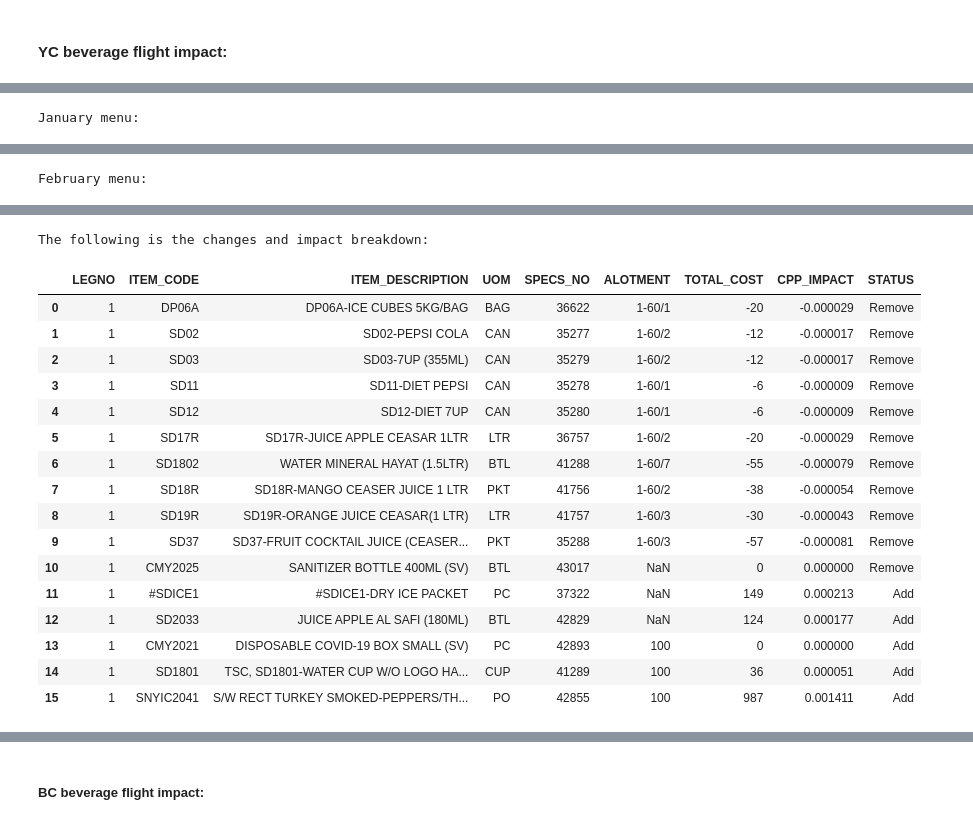
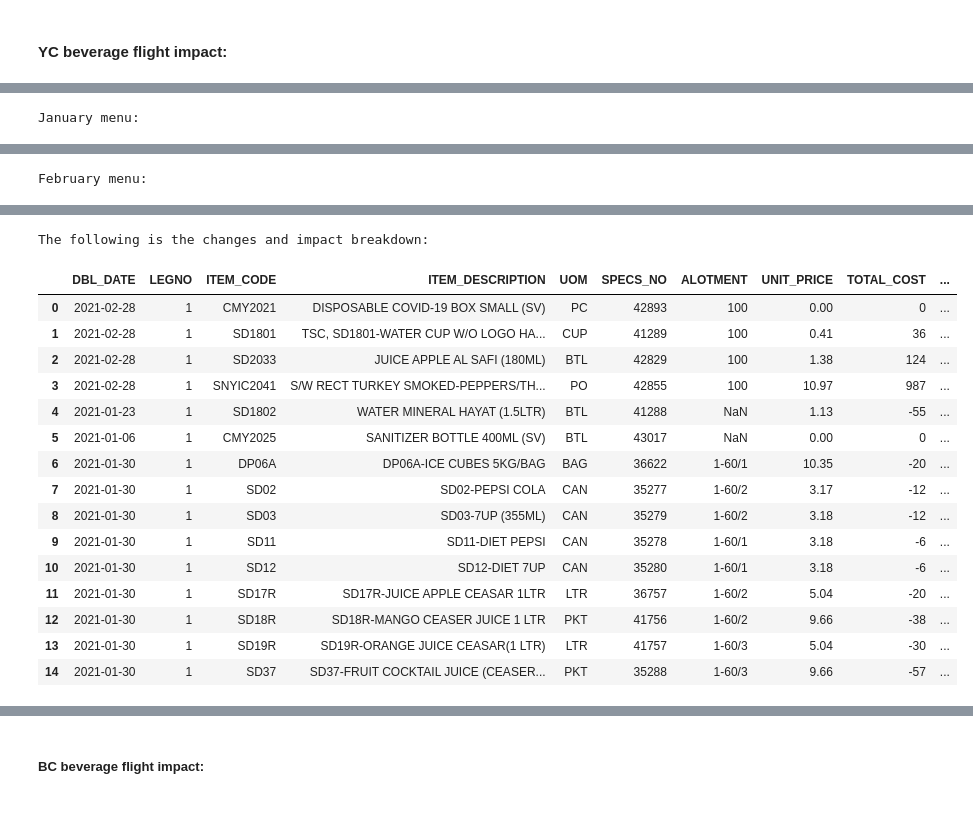
Before and after one commit to KhaledAlmanea/foodMonthlyCostImpact, a Jupyter notebook: CDN Monthly Data Report.ipynb, the cells around one changed output, grey strips where cells are left out. Saved outputs shown, nothing was run; the diff lists cells and outputs as text; code cells hidden in the pictures.

```diff
--- a/CDN Monthly Data Report.ipynb
+++ b/CDN Monthly Data Report.ipynb
@@ -648,3 +648,6 @@ beverage_exception = ['JED-ELQ-JED', 'JED-HAS-JED', 'JED-EAM-JED', 'JED-WAE-JED'
 # Add route column for comparsion purposes
 df_three['ROUTE'] = df_three['FROM_CITY'] + '-' + df_three['TO_CITY'] + '-' + df_three['FROM_CITY']
 df_p_three['ROUTE'] = df_p_three['FROM_CITY'] + '-' + df_p_three['TO_CITY'] + '-' + df_p_three['FROM_CITY']
+#Month variable
+current_month = df_three.DBL_DATE.dt.month_name().iloc[0]
+previous_month = df_p_three.DBL_DATE.dt.month_name().iloc[0]
@@ -711,38 +656,58 @@ See the caveats in the documentation: https://pandas.pydata.org/pandas-docs/stab
 # %% [markdown]
 #### YC beverage flight impact:
 # %%
+changes_list_bev_yc = pd.DataFrame()
+
 # create beverages data frame for YC
 bev_frame_yc = df_three[((df_three['Block Time'] <= 89) & (df_three['CLASS_CODE'] == 'YC') & ~(df_three.ITEM_CODE.isin(handling_item_codes)) & ~(df_three.ROUTE.isin(meal_exception))) | ((df_three['Block Time'] <= 89) & (df_three.ROUTE.isin(beverage_exception)) & (df_three['CLASS_CODE'] == 'YC') & ~(df_three.ITEM_CODE.isin(handling_item_codes)))]
 bev_frame_p_yc = df_p_three[((df_p_three['Block Time'] <= 89) & (df_p_three['CLASS_CODE'] == 'YC') & ~(df_p_three.ITEM_CODE.isin(handling_item_codes)) & ~(df_p_three.ROUTE.isin(meal_exception))) | ((df_p_three['Block Time'] <= 89) & (df_p_three.ROUTE.isin(beverage_exception)) & (df_p_three['CLASS_CODE'] == 'YC') & ~(df_p_three.ITEM_CODE.isin(handling_item_codes)))]
 
-# Remove duplicates rows
-bev_frame_yc.drop_duplicates(subset=['SPECS_NO','DBL_DATE'], inplace= True)
-bev_frame_p_yc.drop_duplicates(subset=['SPECS_NO','DBL_DATE'], inplace= True)
+bev_frame_yc.drop_duplicates(subset=['DBL_DATE','ITEM_CODE', 'SPECS_NO', 'ITEM_DESCRIPTION','UOM', 'ALOTMENT', 'UNIT_PRICE'], inplace = True)
+bev_frame_p_yc.drop_duplicates(subset=['DBL_DATE','ITEM_CODE', 'SPECS_NO', 'ITEM_DESCRIPTION','UOM', 'ALOTMENT', 'UNIT_PRICE'], inplace = True)
 
 # drop unneeded columns
-bev_frame_yc = bev_frame_yc.drop(columns=['CDN_NO', 'ETD', 'FLT_NO' ,'FROM_CITY', 'TO_CITY', 'CLASS_CODE', 'CAPACITY', 'NO_PAX', 'PRICE', 'TYPE_CODE', 'Block Time', 'ROUTE'])
-bev_frame_p_yc = bev_frame_p_yc.drop(columns=['CDN_NO', 'ETD', 'FLT_NO','FROM_CITY', 'TO_CITY', 'CLASS_CODE', 'CAPACITY', 'NO_PAX', 'PRICE', 'TYPE_CODE', 'Block Time', 'ROUTE'])
+bev_frame_yc = bev_frame_yc.drop(columns=['CDN_NO','ETD', 'FLT_NO' ,'FROM_CITY', 'TO_CITY', 'CLASS_CODE', 'CAPACITY', 'NO_PAX', 'PRICE', 'TYPE_CODE', 'Block Time', 'ROUTE'])
+bev_frame_p_yc = bev_frame_p_yc.drop(columns=['CDN_NO','ETD', 'FLT_NO','FROM_CITY', 'TO_CITY', 'CLASS_CODE', 'CAPACITY', 'NO_PAX', 'PRICE', 'TYPE_CODE', 'Block Time', 'ROUTE'])
 
 #Keep leg number 1 only
 bev_frame_yc = bev_frame_yc.drop(bev_frame_yc[bev_frame_yc.LEGNO.isin(['2', '3', '4'])].index)
 bev_frame_p_yc = bev_frame_p_yc.drop(bev_frame_p_yc[bev_frame_p_yc.LEGNO.isin(['2', '3', '4'])].index)
 
-#Change index values to SPEC_NO
-bev_frame_yc.set_index(bev_frame_yc['SPECS_NO'], inplace = True)
-bev_frame_p_yc.set_index(bev_frame_p_yc['SPECS_NO'], inplace = True)
-
-# compare this month's items by last month's items, using the isin() function
-for i in range(1,32):
-    daily_menu = bev_frame_yc[bev_frame_yc.DBL_DATE.dt.day == i]
-    daily_p_menu = bev_frame_p_yc[bev_frame_p_yc.DBL_DATE.dt.day == i]
-    changes_list_bev_yc = pd.concat([changes_list_bev_yc, (daliy_menu[~(daliy_menu.isin(daliy_p_menu))] ), (daliy_p_menu[~(daliy_p_menu.isin(daliy_menu))])])
-
+# Concat menus
+changes_list_bev_yc = pd.concat([bev_frame_yc, bev_frame_p_yc])
 
 # remove empty rows using the dropna() function
 changes_list_bev_yc.dropna(subset=['SPECS_NO'], inplace=True)
 
 #drop duplicated rows
 changes_list_bev_yc.drop_duplicates(subset=['SPECS_NO'], inplace = True)
+
+# td variable to store the latest day in the month
+td = bev_frame_p_yc.DBL_DATE.dt.day.iloc[-1]
+# dc variable to store the latest day comes with the SPEC_NO
+dc = 0
+# Loop to go through the items of the changes list and remove any item that is not a change
+for x, z in enumerate(changes_list_bev_yc['SPECS_NO'].values):
+    # if the item is not available in the previous month but available in the current month "keep it"
+    if z not in bev_frame_p_yc['SPECS_NO'].values:
+        if z in bev_frame_yc['SPECS_NO'].values:
+            pass
+     # if the item is available in the previous month but not available in the current month "keep it"
+    elif z not in bev_frame_yc['SPECS_NO'].values:
+        if z in bev_frame_p_yc['SPECS_NO'].values:
+            pass
+    # delete the item if it is available in the whole previous month (100%)
+    elif z in bev_frame_yc['SPECS_NO'].values:
+        if z in bev_frame_p_yc['SPECS_NO'].values:
+            for i, j in enumerate(bev_frame_p_yc.DBL_DATE.dt.day):
+                if (bev_frame_p_yc['SPECS_NO'][(bev_frame_p_yc['SPECS_NO'] == z) & (bev_frame_p_yc.DBL_DATE.dt.day == j)]).size > 0:
+                    if z in (bev_frame_p_yc['SPECS_NO'][(bev_frame_p_yc['SPECS_NO'] == z) & (bev_frame_p_yc.DBL_DATE.dt.day == j)]).values:
+                        dc = j
+                    uplift_percentage = dc / td
+
+                    if uplift_percentage == 1:
+                        changes_list_bev_yc.drop(changes_list_bev_yc[changes_list_bev_yc['SPECS_NO'] == z].index, inplace=True)
+
 
 #Create another frame for the new month to calculate the impact
 bev_frame_yc_im = df_three[((df_three['Block Time'] <= 89) & (df_three['CLASS_CODE'] == 'YC') & ~(df_three.ITEM_CODE.isin(handling_item_codes)) & ~(df_three.ROUTE.isin(meal_exception))) | ((df_three['Block Time'] <= 89) & (df_three.ROUTE.isin(beverage_exception)) & (df_three['CLASS_CODE'] == 'YC') & ~(df_three.ITEM_CODE.isin(handling_item_codes)))]
@@ -778,14 +743,6 @@ for x,z in enumerate(changes_list_bev_yc['SPECS_NO'].values): # loop to get the
 bev_frame_yc.drop_duplicates(subset=['SPECS_NO'], inplace= True)
 bev_frame_p_yc.drop_duplicates(subset=['SPECS_NO'], inplace= True)
 
-#Month variable
-current_month = bev_frame_yc.DBL_DATE.dt.month_name().iloc[0]
-previous_month = bev_frame_p_yc.DBL_DATE.dt.month_name().iloc[0]
-
-# drop unneeded column
-bev_frame_yc = bev_frame_yc.drop(columns=['DBL_DATE'])
-bev_frame_p_yc = bev_frame_p_yc.drop(columns=['DBL_DATE'])
-changes_list_bev_yc = changes_list_bev_yc.drop(columns=['DBL_DATE', 'UNIT_PRICE'])
 
 #Reset index values
 bev_frame_yc.reset_index(drop= True, inplace = True)
@@ -856,18 +813,17 @@ February menu:
 The following is the changes and impact breakdown:
-|  | LEGNO | ITEM_CODE | ITEM_DESCRIPTION | UOM | SPECS_NO | ALOTMENT | TOTAL_COST | CPP_IMPACT | STATUS |
-| 0 | 1 | DP06A | DP06A-ICE CUBES 5KG/BAG | BAG | 36622 | 1-60/1 | -20 | -0.000029 | Remove |
-| 1 | 1 | SD02 | SD02-PEPSI COLA | CAN | 35277 | 1-60/2 | -12 | -0.000017 | Remove |
-| 2 | 1 | SD03 | SD03-7UP (355ML) | CAN | 35279 | 1-60/2 | -12 | -0.000017 | Remove |
-| 3 | 1 | SD11 | SD11-DIET PEPSI | CAN | 35278 | 1-60/1 | -6 | -0.000009 | Remove |
-| 4 | 1 | SD12 | SD12-DIET 7UP | CAN | 35280 | 1-60/1 | -6 | -0.000009 | Remove |
-| 5 | 1 | SD17R | SD17R-JUICE APPLE CEASAR 1LTR | LTR | 36757 | 1-60/2 | -20 | -0.000029 | Remove |
-| 6 | 1 | SD1802 | WATER MINERAL HAYAT (1.5LTR) | BTL | 41288 | 1-60/7 | -55 | -0.000079 | Remove |
-| 7 | 1 | SD18R | SD18R-MANGO CEASER JUICE 1 LTR | PKT | 41756 | 1-60/2 | -38 | -0.000054 | Remove |
-| 8 | 1 | SD19R | SD19R-ORANGE JUICE CEASAR(1 LTR) | LTR | 41757 | 1-60/3 | -30 | -0.000043 | Remove |
-| 9 | 1 | SD37 | SD37-FRUIT COCKTAIL JUICE (CEASER... | PKT | 35288 | 1-60/3 | -57 | -0.000081 | Remove |
-| 10 | 1 | CMY2025 | SANITIZER BOTTLE 400ML (SV) | BTL | 43017 | NaN | 0 | 0.000000 | Remove |
-| 11 | 1 | #SDICE1 | #SDICE1-DRY ICE PACKET | PC | 37322 | NaN | 149 | 0.000213 | Add |
-| 12 | 1 | SD2033 | JUICE APPLE AL SAFI (180ML) | BTL | 42829 | NaN | 124 | 0.000177 | Add |
-| 13 | 1 | CMY2021 | DISPOSABLE COVID-19 BOX SMALL (SV) | PC | 42893 | 100 | 0 | 0.000000 | Add |
-| 14 | 1 | SD1801 | TSC, SD1801-WATER CUP W/O LOGO HA... | CUP | 41289 | 100 | 36 | 0.000051 | Add |
-| 15 | 1 | SNYIC2041 | S/W RECT TURKEY SMOKED-PEPPERS/TH... | PO | 42855 | 100 | 987 | 0.001411 | Add |
+|  | DBL_DATE | LEGNO | ITEM_CODE | ITEM_DESCRIPTION | UOM | SPECS_NO | ALOTMENT | UNIT_PRICE | TOTAL_COST | ... |
+| 0 | 2021-02-28 | 1 | CMY2021 | DISPOSABLE COVID-19 BOX SMALL (SV) | PC | 42893 | 100 | 0.00 | 0 | ... |
+| 1 | 2021-02-28 | 1 | SD1801 | TSC, SD1801-WATER CUP W/O LOGO HA... | CUP | 41289 | 100 | 0.41 | 36 | ... |
+| 2 | 2021-02-28 | 1 | SD2033 | JUICE APPLE AL SAFI (180ML) | BTL | 42829 | 100 | 1.38 | 124 | ... |
+| 3 | 2021-02-28 | 1 | SNYIC2041 | S/W RECT TURKEY SMOKED-PEPPERS/TH... | PO | 42855 | 100 | 10.97 | 987 | ... |
+| 4 | 2021-01-23 | 1 | SD1802 | WATER MINERAL HAYAT (1.5LTR) | BTL | 41288 | NaN | 1.13 | -55 | ... |
+| 5 | 2021-01-06 | 1 | CMY2025 | SANITIZER BOTTLE 400ML (SV) | BTL | 43017 | NaN | 0.00 | 0 | ... |
+| 6 | 2021-01-30 | 1 | DP06A | DP06A-ICE CUBES 5KG/BAG | BAG | 36622 | 1-60/1 | 10.35 | -20 | ... |
+| 7 | 2021-01-30 | 1 | SD02 | SD02-PEPSI COLA | CAN | 35277 | 1-60/2 | 3.17 | -12 | ... |
+| 8 | 2021-01-30 | 1 | SD03 | SD03-7UP (355ML) | CAN | 35279 | 1-60/2 | 3.18 | -12 | ... |
+| 9 | 2021-01-30 | 1 | SD11 | SD11-DIET PEPSI | CAN | 35278 | 1-60/1 | 3.18 | -6 | ... |
+| 10 | 2021-01-30 | 1 | SD12 | SD12-DIET 7UP | CAN | 35280 | 1-60/1 | 3.18 | -6 | ... |
+| 11 | 2021-01-30 | 1 | SD17R | SD17R-JUICE APPLE CEASAR 1LTR | LTR | 36757 | 1-60/2 | 5.04 | -20 | ... |
+| 12 | 2021-01-30 | 1 | SD18R | SD18R-MANGO CEASER JUICE 1 LTR | PKT | 41756 | 1-60/2 | 9.66 | -38 | ... |
+| 13 | 2021-01-30 | 1 | SD19R | SD19R-ORANGE JUICE CEASAR(1 LTR) | LTR | 41757 | 1-60/3 | 5.04 | -30 | ... |
+| 14 | 2021-01-30 | 1 | SD37 | SD37-FRUIT COCKTAIL JUICE (CEASER... | PKT | 35288 | 1-60/3 | 9.66 | -57 | ... |
```
Also changed, not shown: parts of 5 cells of this notebook.
